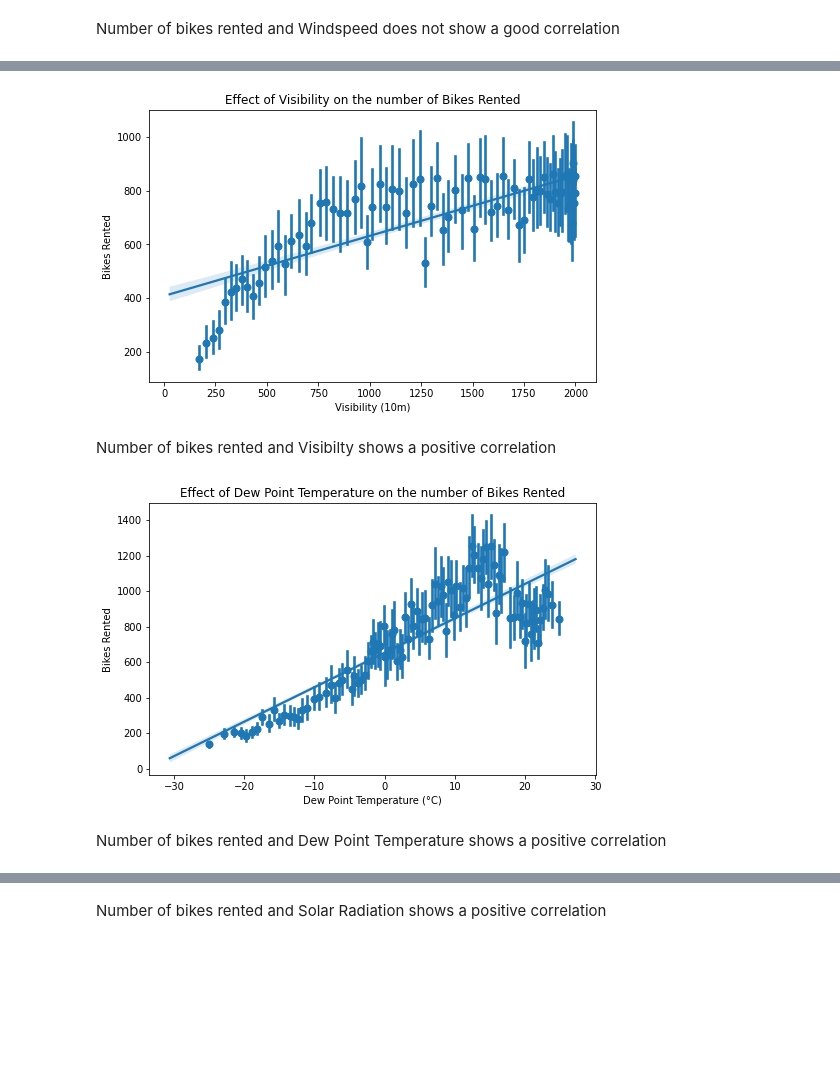
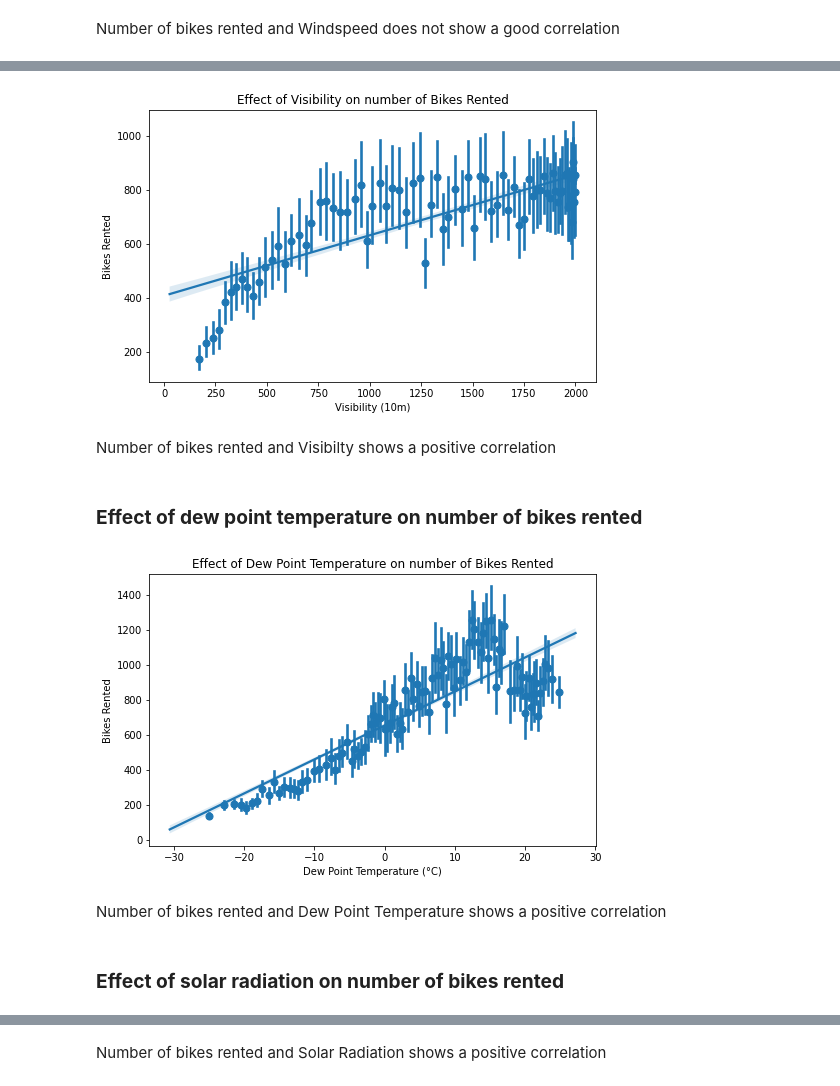
Before and after one commit to rsonar821/Regression-Capstone-Project, a Jupyter notebook: Seoul_Bike_Sharing_Demand_Prediction.ipynb, the cells around one changed output, grey strips where cells are left out. Drawn from its saved outputs; the diff is of its cells as text; code cells hidden in the pictures; blank space fills up the shorter version.

```diff
--- a/Seoul_Bike_Sharing_Demand_Prediction.ipynb
+++ b/Seoul_Bike_Sharing_Demand_Prediction.ipynb
@@ -482,25 +507,39 @@ Number of bikes rented and Windspeed does not show a good correlation
 # %%
-# Plotting a regression plot between the number of bikes rented and Visibility
+# Defining the plot size
+plt.figure(figsize=(8,5))
 
-plt.figure(figsize=(8,5))
+# Plotting a regression plot
 figure = sns.regplot(x=df['Visibility (10m)'], y=df['Rented Bike Count'], x_bins=100, fit_reg=True)
-figure.set(title='Effect of Visibility on the number of Bikes Rented')
+
+# Defining the title and x and y labels
+figure.set(title='Effect of Visibility on number of Bikes Rented')
 figure.set(xlabel='Visibility (10m)', ylabel='Bikes Rented')
+
+# Displaying the graph
 plt.show(figure)
 # %% [output]
-[figure, old version]
+[figure, new version]
 # %% [markdown]
 Number of bikes rented and Visibilty shows a positive correlation
+# %% [markdown]
+### **Effect of dew point temperature on number of bikes rented**
 # %%
-# Plotting a regression plot between the number of bikes rented and Dew Point Temperature
+# Defining the plot size
+plt.figure(figsize=(8,5))
 
-plt.figure(figsize=(8,5))
+# Plotting a regression plot
 figure = sns.regplot(x=df['Dew point temperature(°C)'], y=df['Rented Bike Count'], x_bins=100, fit_reg=True)
-figure.set(title='Effect of Dew Point Temperature on the number of Bikes Rented')
+
+# Defining the title and x and y labels
+figure.set(title='Effect of Dew Point Temperature on number of Bikes Rented')
 figure.set(xlabel='Dew Point Temperature (°C)', ylabel='Bikes Rented')
+
+# Displaying the graph
 plt.show(figure)
 # %% [output]
-[figure, old version]
+[figure, new version]
 # %% [markdown]
 Number of bikes rented and Dew Point Temperature shows a positive correlation
+# %% [markdown]
+### **Effect of solar radiation on number of bikes rented**
 # %%
```
Also changed, not shown: parts of 65 cells of this notebook.
